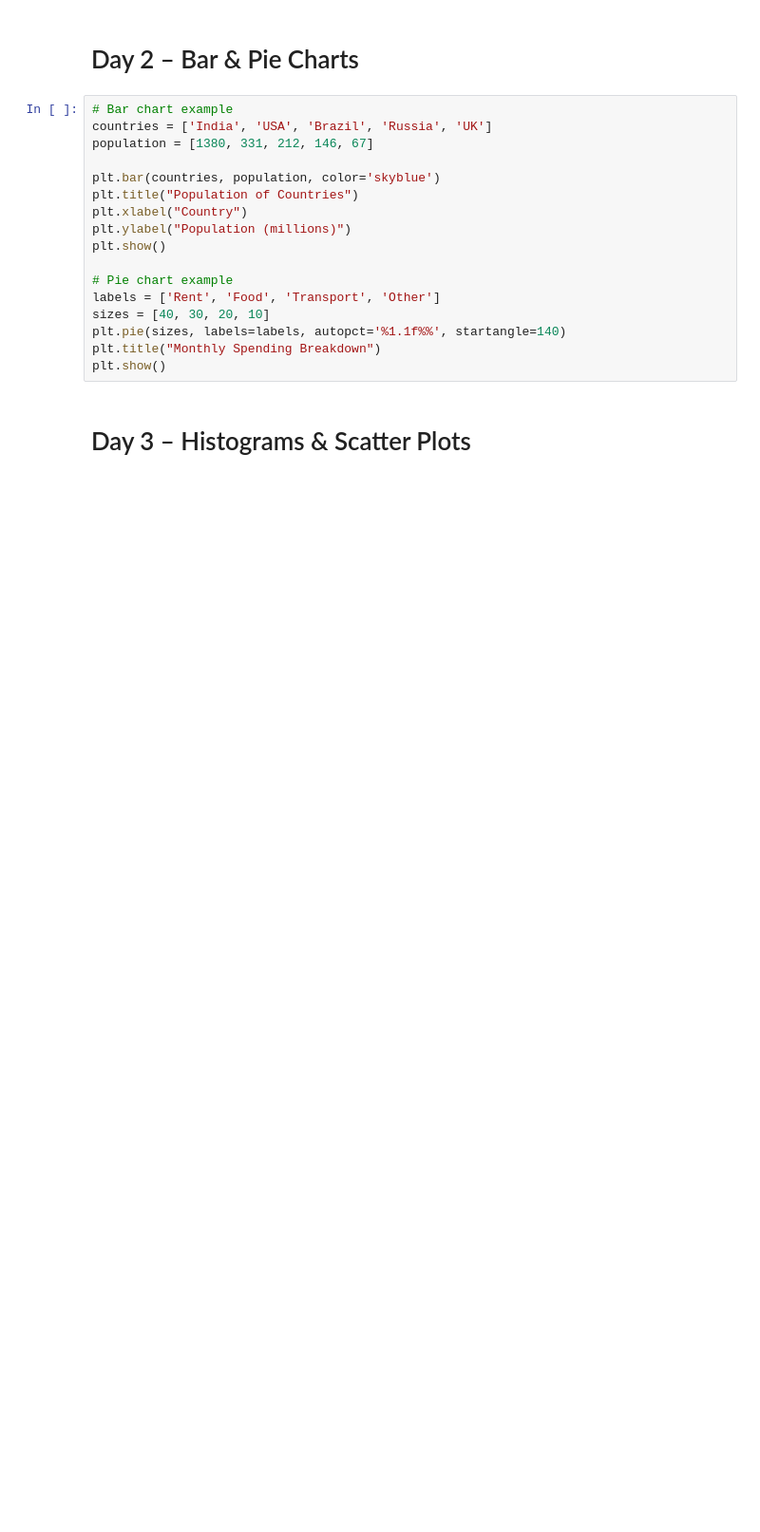
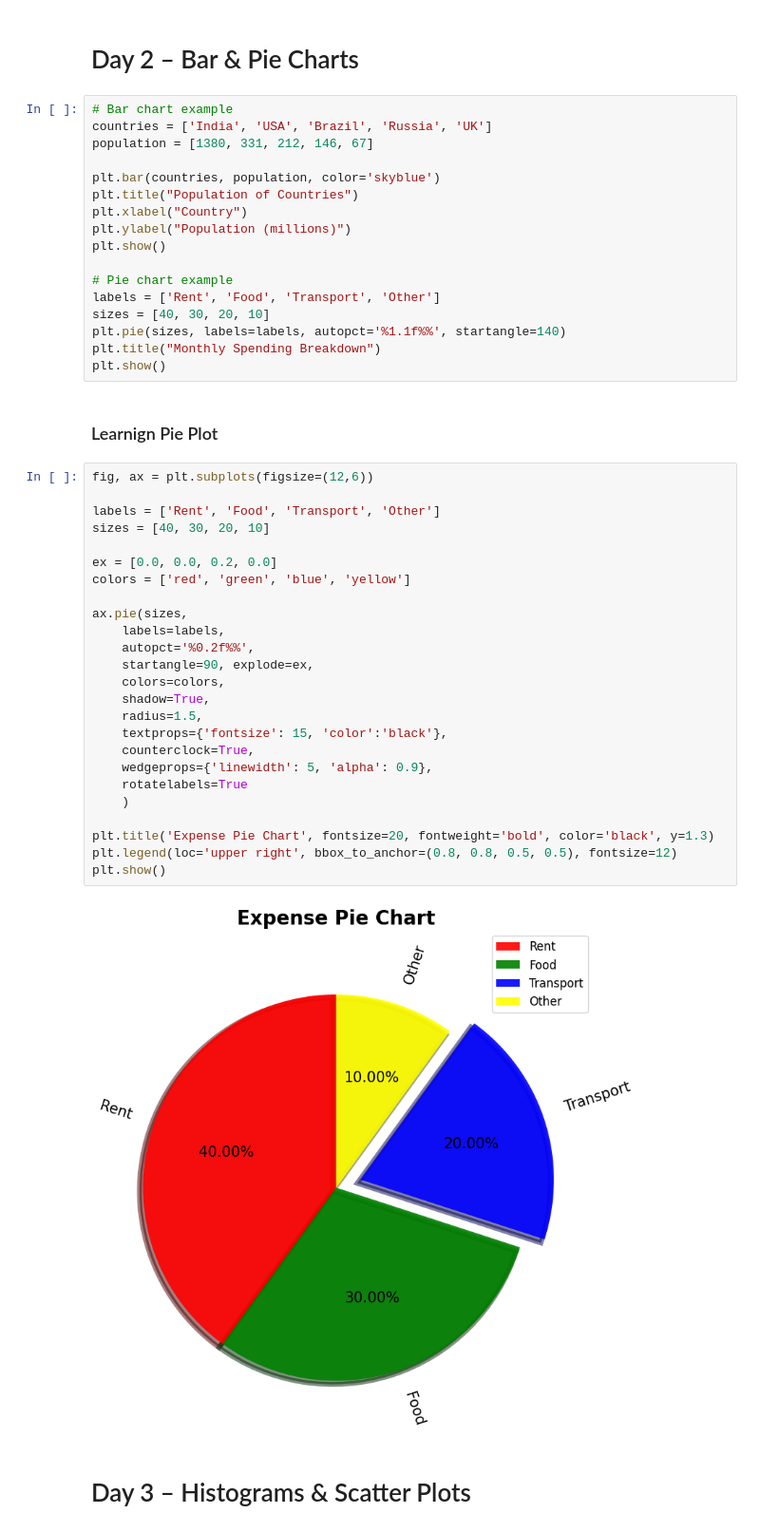
Before and after one commit to SumanGouda/MATPLOTLIB-MODULE, a Jupyter notebook: Matplotlib_5_Day_Learning_Plan.ipynb, the cells around one changed output. Shown at 95% size. Saved outputs shown, nothing was run; the diff lists cells and outputs as text; blank space fills up the shorter version.

```diff
--- a/Matplotlib_5_Day_Learning_Plan.ipynb
+++ b/Matplotlib_5_Day_Learning_Plan.ipynb
@@ -239,6 +239,35 @@ sizes = [40, 30, 20, 10]
 plt.pie(sizes, labels=labels, autopct='%1.1f%%', startangle=140)
 plt.title("Monthly Spending Breakdown")
 plt.show()
+# %% [markdown]
+### Learnign Pie Plot
+# %%
+fig, ax = plt.subplots(figsize=(12,6))
+
+labels = ['Rent', 'Food', 'Transport', 'Other']
+sizes = [40, 30, 20, 10]
+
+ex = [0.0, 0.0, 0.2, 0.0]
+colors = ['red', 'green', 'blue', 'yellow']
+
+ax.pie(sizes,
+    labels=labels,
+    autopct='%0.2f%%',
+    startangle=90, explode=ex,
+    colors=colors,
+    shadow=True,
+    radius=1.5,
+    textprops={'fontsize': 15, 'color':'black'},
+    counterclock=True,
+    wedgeprops={'linewidth': 5, 'alpha': 0.9},
+    rotatelabels=True
+    )
+
+plt.title('Expense Pie Chart', fontsize=20, fontweight='bold', color='black', y=1.3)
+plt.legend(loc='upper right', bbox_to_anchor=(0.8, 0.8, 0.5, 0.5), fontsize=12)
+plt.show()
+# %% [output]
+[figure, added]
 # %% [markdown]
 # Day 3 – Histograms & Scatter Plots
 # %%
```
Also changed, not shown: parts of 2 cells of this notebook, 8 other files.
